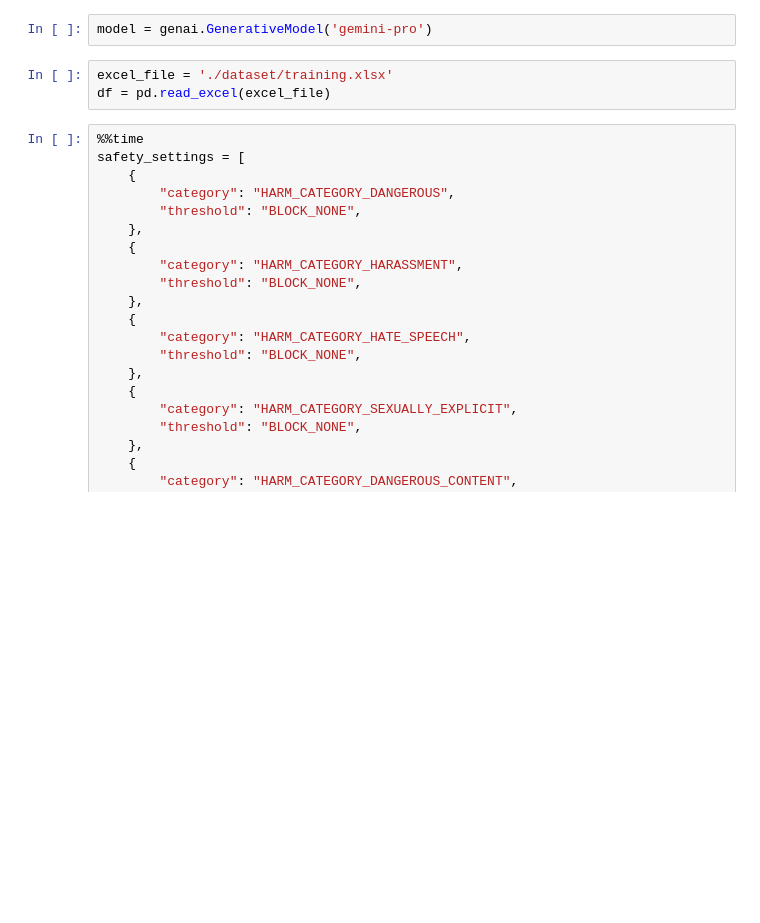
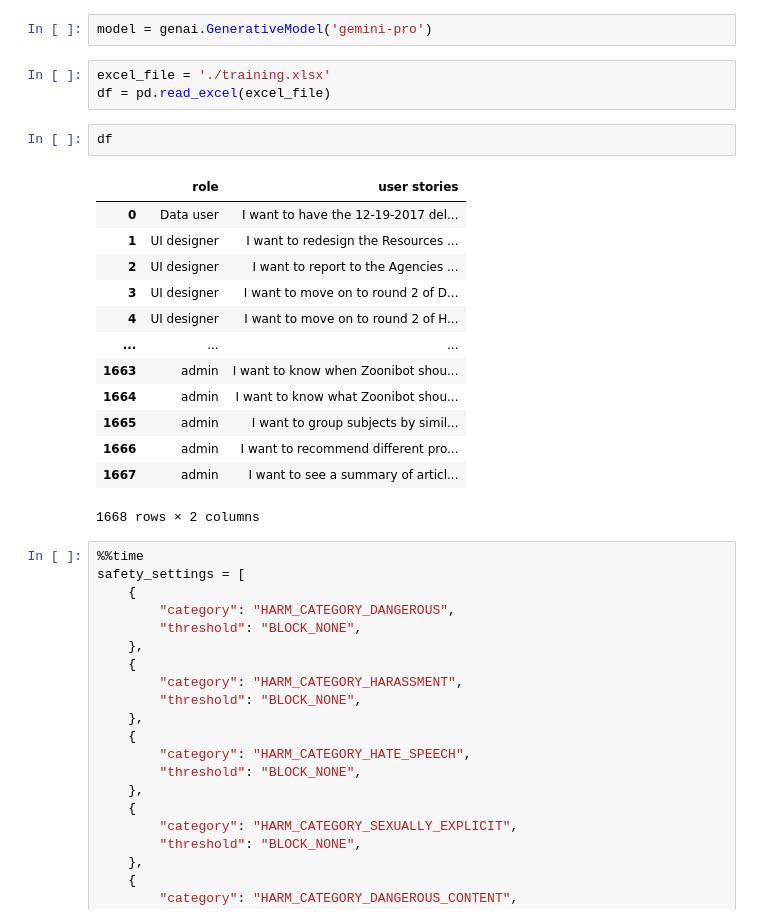
Before and after one commit to BharanikumaranM/Test-Case-Generation, a Jupyter notebook: API.ipynb, the cells around one changed output. Saved outputs shown, nothing was run; the diff lists cells and outputs as text; blank space fills up the shorter version.

```diff
--- a/API.ipynb
+++ b/API.ipynb
@@ -43,8 +35,24 @@ models/gemini-pro-vision
 # %%
 model = genai.GenerativeModel('gemini-pro')
 # %%
-excel_file = './dataset/training.xlsx'
+excel_file = './training.xlsx'
 df = pd.read_excel(excel_file)
+# %%
+df
+# %% [output]
+|  | role | user stories |
+| 0 | Data user | I want to have the 12-19-2017 del... |
+| 1 | UI designer | I want to redesign the Resources ... |
+| 2 | UI designer | I want to report to the Agencies ... |
+| 3 | UI designer | I want to move on to round 2 of D... |
+| 4 | UI designer | I want to move on to round 2 of H... |
+| ... | ... | ... |
+| 1663 | admin | I want to know when Zoonibot shou... |
+| 1664 | admin | I want to know what Zoonibot shou... |
+| 1665 | admin | I want to group subjects by simil... |
+| 1666 | admin | I want to recommend different pro... |
+| 1667 | admin | I want to see a summary of articl... |
+1668 rows × 2 columns
 # %%
 %%time
 safety_settings = [
```
Also changed, not shown: parts of 3 cells of this notebook, 8 other files.
